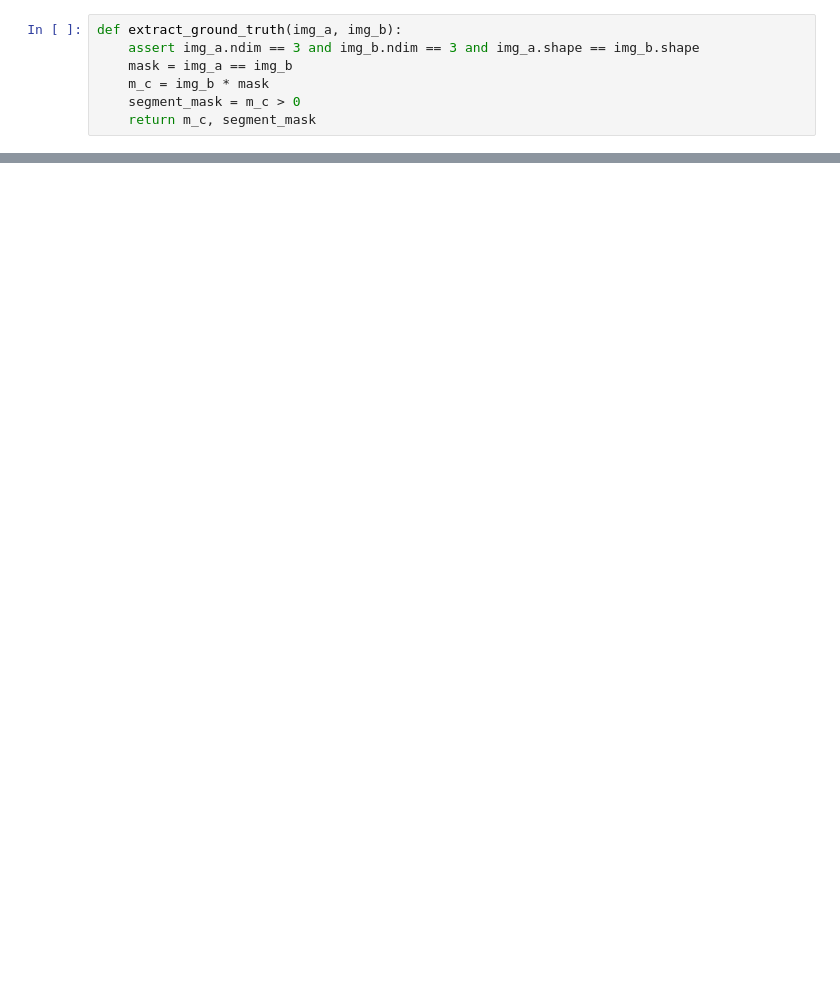
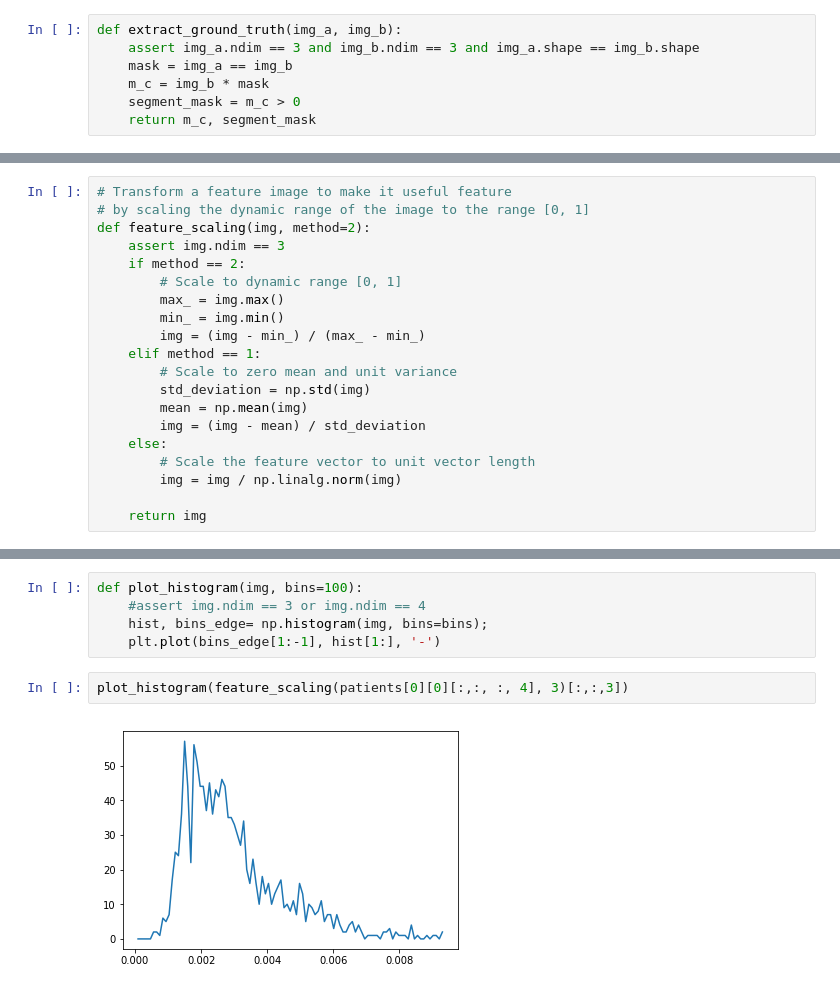
Before and after one commit to Ming0818/Speaker_recognition-22, a Jupyter notebook: Prostate_cancer_image_segmentation.ipynb, the cells around one changed output, grey strips where cells are left out. Cells and saved outputs as stored; diff of their text form; blank space fills up the shorter version.

```diff
--- a/Prostate_cancer_image_segmentation.ipynb
+++ b/Prostate_cancer_image_segmentation.ipynb
@@ -152,0 +165,20 @@ m_c, segment_mask = extract_prostate_region(patients[0][1], patients[0][2])
+# %%
+# Transform a feature image to make it useful feature
+# by scaling the dynamic range of the image to the range [0, 1]
+def feature_scaling(img, method=2):
+    assert img.ndim == 3
+    if method == 2:
+        # Scale to dynamic range [0, 1]
+        max_ = img.max()
+        min_ = img.min()
+        img = (img - min_) / (max_ - min_)
+    elif method == 1:
+        # Scale to zero mean and unit variance
+        std_deviation = np.std(img)
+        mean = np.mean(img)
+        img = (img - mean) / std_deviation
+    else:
+        # Scale the feature vector to unit vector length
+        img = img / np.linalg.norm(img)
+
+    return img
@@ -152,0 +198,9 @@ m_c, segment_mask = extract_prostate_region(patients[0][1], patients[0][2])
+# %%
+def plot_histogram(img, bins=100):
+    #assert img.ndim == 3 or img.ndim == 4
+    hist, bins_edge= np.histogram(img, bins=bins);
+    plt.plot(bins_edge[1:-1], hist[1:], '-')
+# %%
+plot_histogram(feature_scaling(patients[0][0][:,:, :, 4], 3)[:,:,3])
+# %% [output]
+[figure, added]
```
Also changed, not shown: parts of 8 cells of this notebook, 1 other file.
